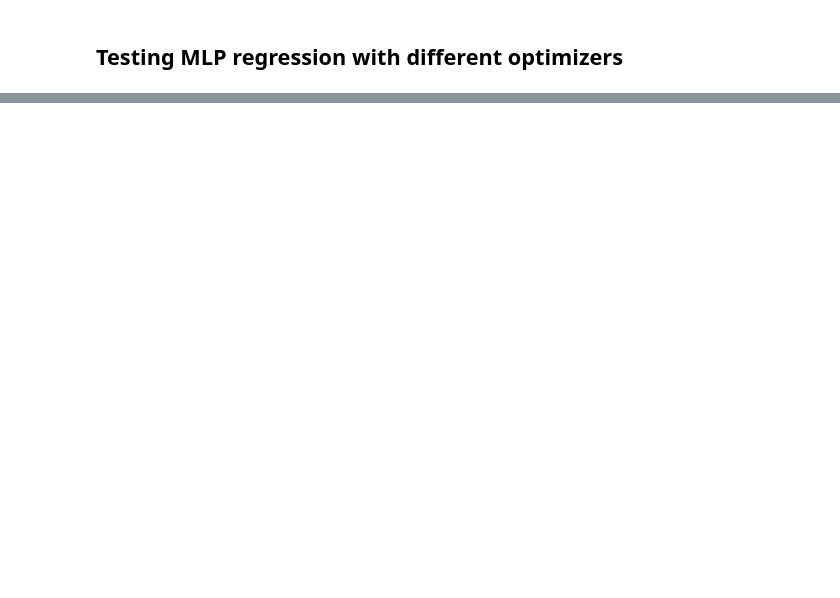
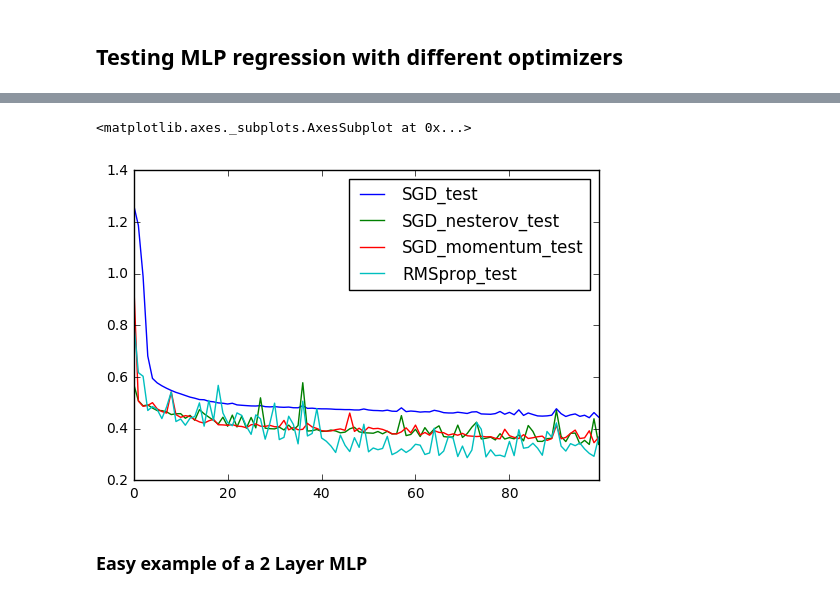
Before and after one commit to davidbp/connectionist, a Jupyter notebook: MLPRegression/mlp_regression_theano_example.ipynb, the cells around one changed output, grey strips where cells are left out. Saved outputs shown, nothing was run; the diff lists cells and outputs as text; code cells hidden in the pictures; blank space fills up the shorter version.

```diff
--- a/MLPRegression/mlp_regression_theano_example.ipynb
+++ b/MLPRegression/mlp_regression_theano_example.ipynb
@@ -391,3 +221,10 @@ model.learning_rate
+# %%
+results_df[[x for x in results.keys() if 'test' in x]].plot()
+# %% [output]
+<matplotlib.axes._subplots.AxesSubplot at 0x...>
+[figure, added]
+# %% [markdown]
+### Easy example of a 2 Layer MLP
 # %%
 import theano
 from theano import tensor as T
```
Also changed, not shown: parts of 77 cells of this notebook, 1 other file.
